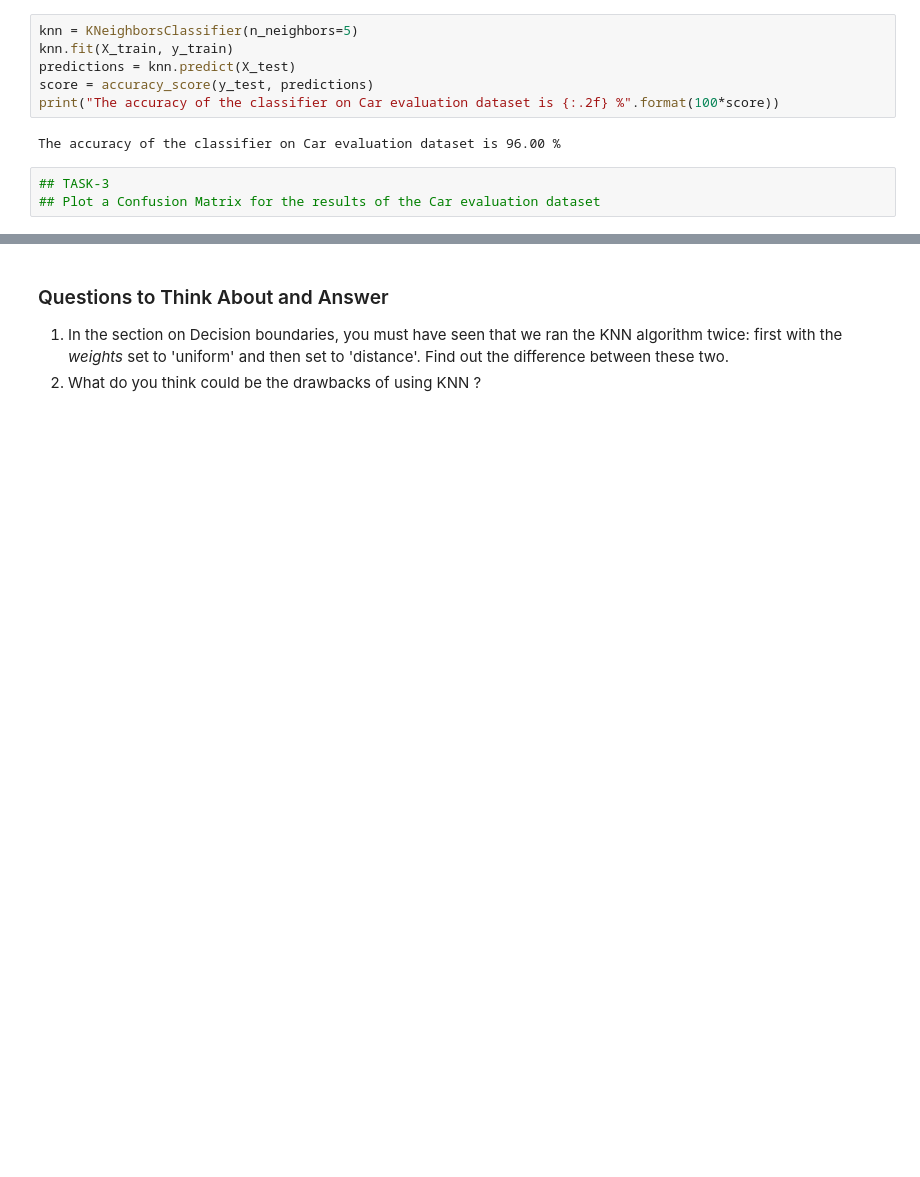
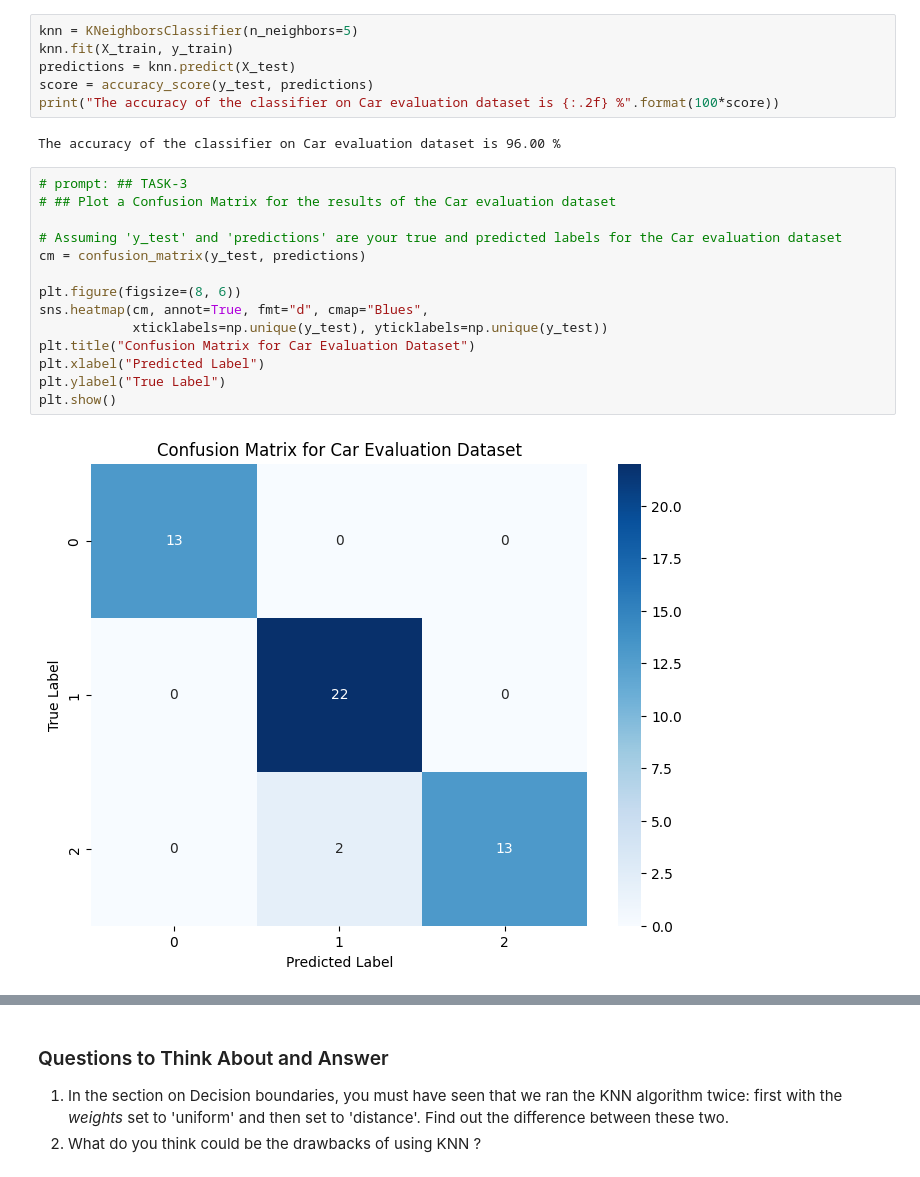
Before and after one commit to harshik25/FMML, a Jupyter notebook: Mod3_lab2.ipynb, the cells around one changed output, grey strips where cells are left out. Drawn from its saved outputs; the diff is of its cells as text; blank space fills up the shorter version.

```diff
--- a/Mod3_lab2.ipynb
+++ b/Mod3_lab2.ipynb
@@ -399,7 +399,20 @@ score = accuracy_score(y_test, predictions)
 print("The accuracy of the classifier on Car evaluation dataset is {:.2f} %".format(100*score))
 # %% [output]
 The accuracy of the classifier on Car evaluation dataset is 96.00 %
-# %%
-## TASK-3
-## Plot a Confusion Matrix for the results of the Car evaluation dataset
+# %%
+# prompt: ## TASK-3
+# ## Plot a Confusion Matrix for the results of the Car evaluation dataset
+
+# Assuming 'y_test' and 'predictions' are your true and predicted labels for the Car evaluation dataset
+cm = confusion_matrix(y_test, predictions)
+
+plt.figure(figsize=(8, 6))
+sns.heatmap(cm, annot=True, fmt="d", cmap="Blues",
+            xticklabels=np.unique(y_test), yticklabels=np.unique(y_test))
+plt.title("Confusion Matrix for Car Evaluation Dataset")
+plt.xlabel("Predicted Label")
+plt.ylabel("True Label")
+plt.show()
+# %% [output]
+[figure, added]
 # %%
```
Also changed, not shown: parts of 4 cells of this notebook.
